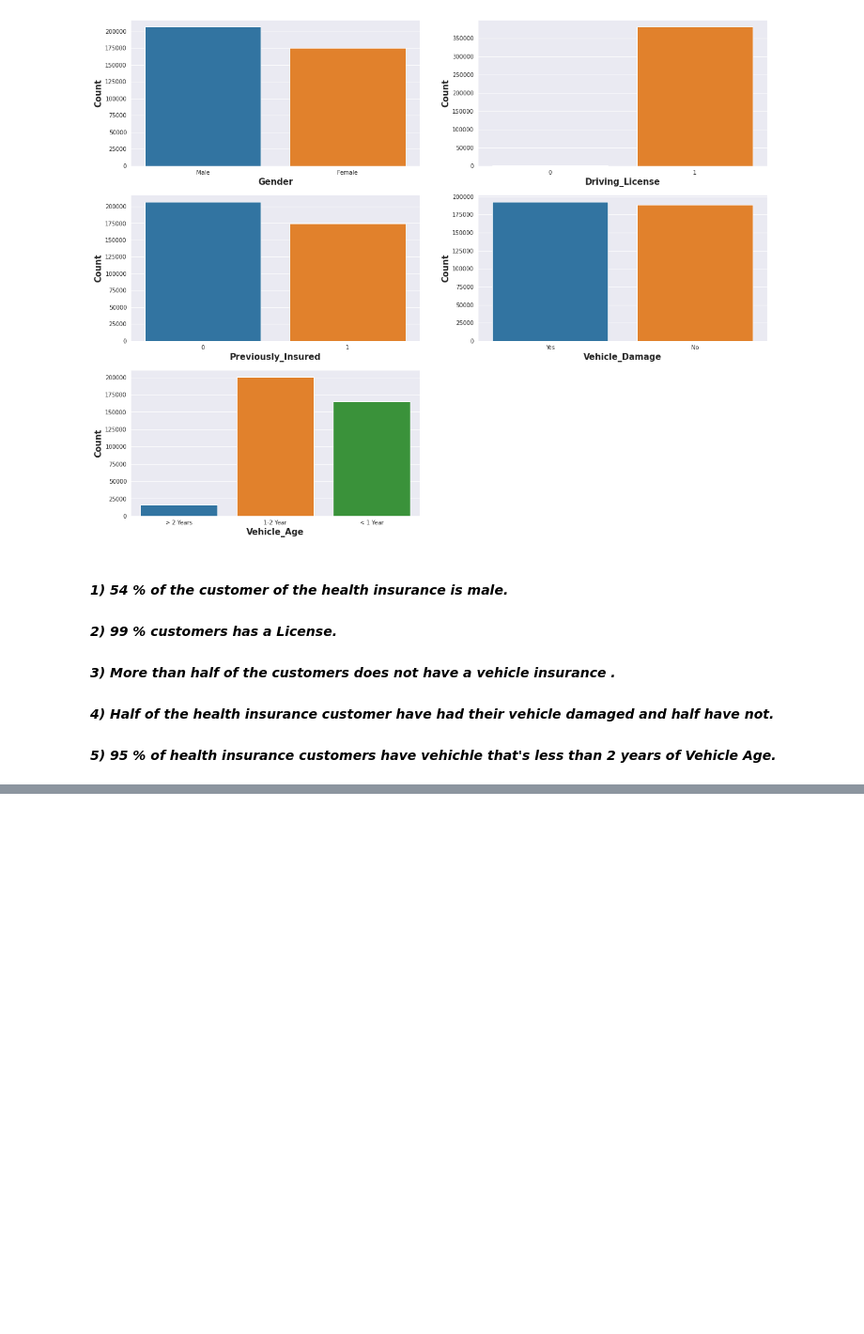
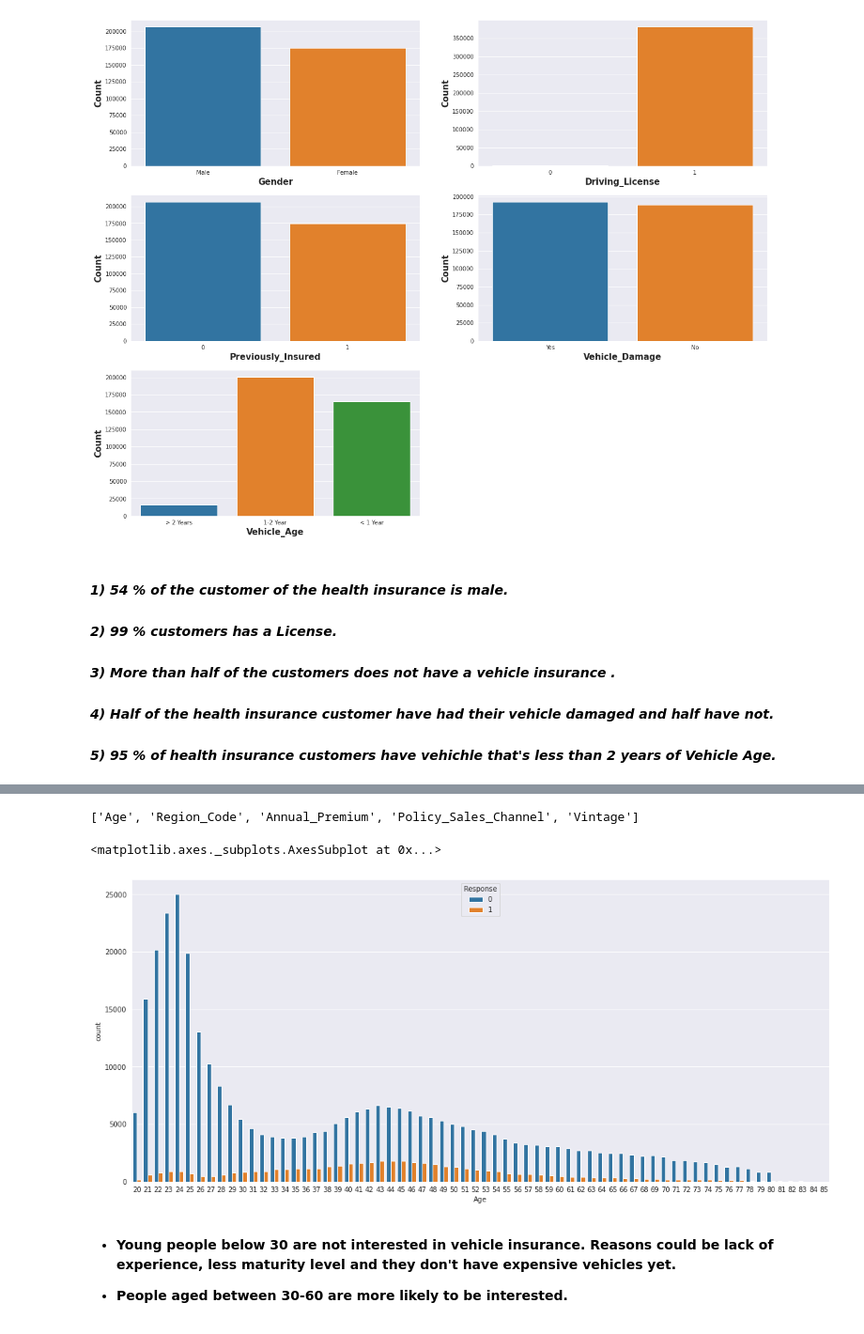
Before and after one commit to priyankashinde-DS/Capstone_health_insurance_prediction, a Jupyter notebook: HEALTH_INSURANCE_CROSS_SELL_PREDICTION.ipynb, the cells around one changed output, grey strips where cells are left out. Shown at 94% size. Drawn from its saved outputs; the diff is of its cells as text; code cells hidden in the pictures; blank space fills up the shorter version.

```diff
--- a/HEALTH_INSURANCE_CROSS_SELL_PREDICTION.ipynb
+++ b/HEALTH_INSURANCE_CROSS_SELL_PREDICTION.ipynb
@@ -341,0 +387,15 @@ figure.delaxes(axis[2,1]) # Delete extra subplot
+# %%
+Numerical_features
+# %% [output]
+['Age', 'Region_Code', 'Annual_Premium', 'Policy_Sales_Channel', 'Vintage']
+# %%
+# how ddoes influence with response
+plt.figure(figsize = (18, 8))
+sns.countplot(df['Age'], hue = df['Response'])
+# %% [output]
+<matplotlib.axes._subplots.AxesSubplot at 0x...>
+[figure, added]
+# %% [markdown]
+* **Young people below 30 are not interested in vehicle insurance. Reasons could be lack of experience, less maturity level and they don't have expensive vehicles yet.**
+
+* **People aged between 30-60 are more likely to be interested.**
```
Also changed, not shown: parts of 3 cells of this notebook.
